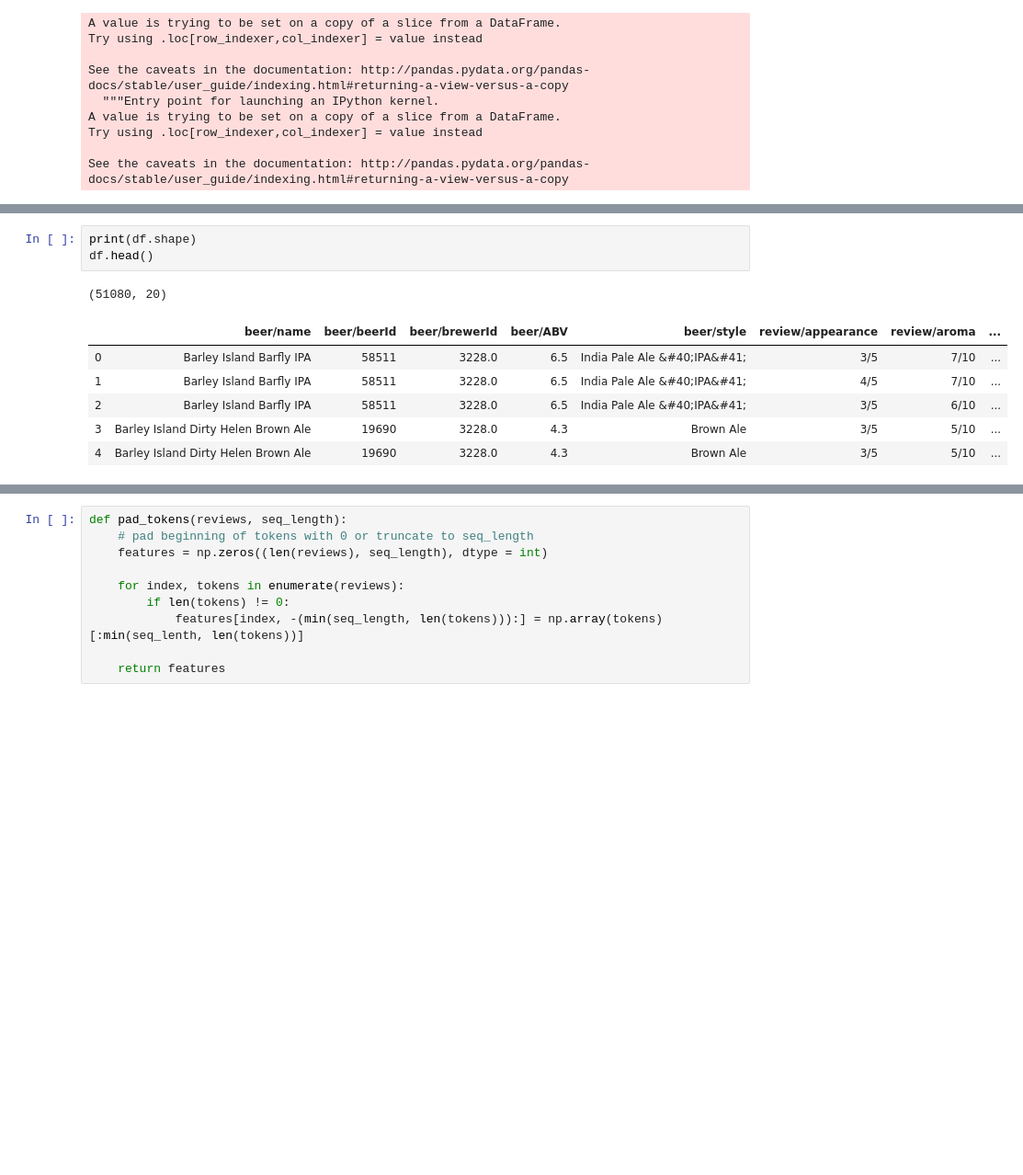
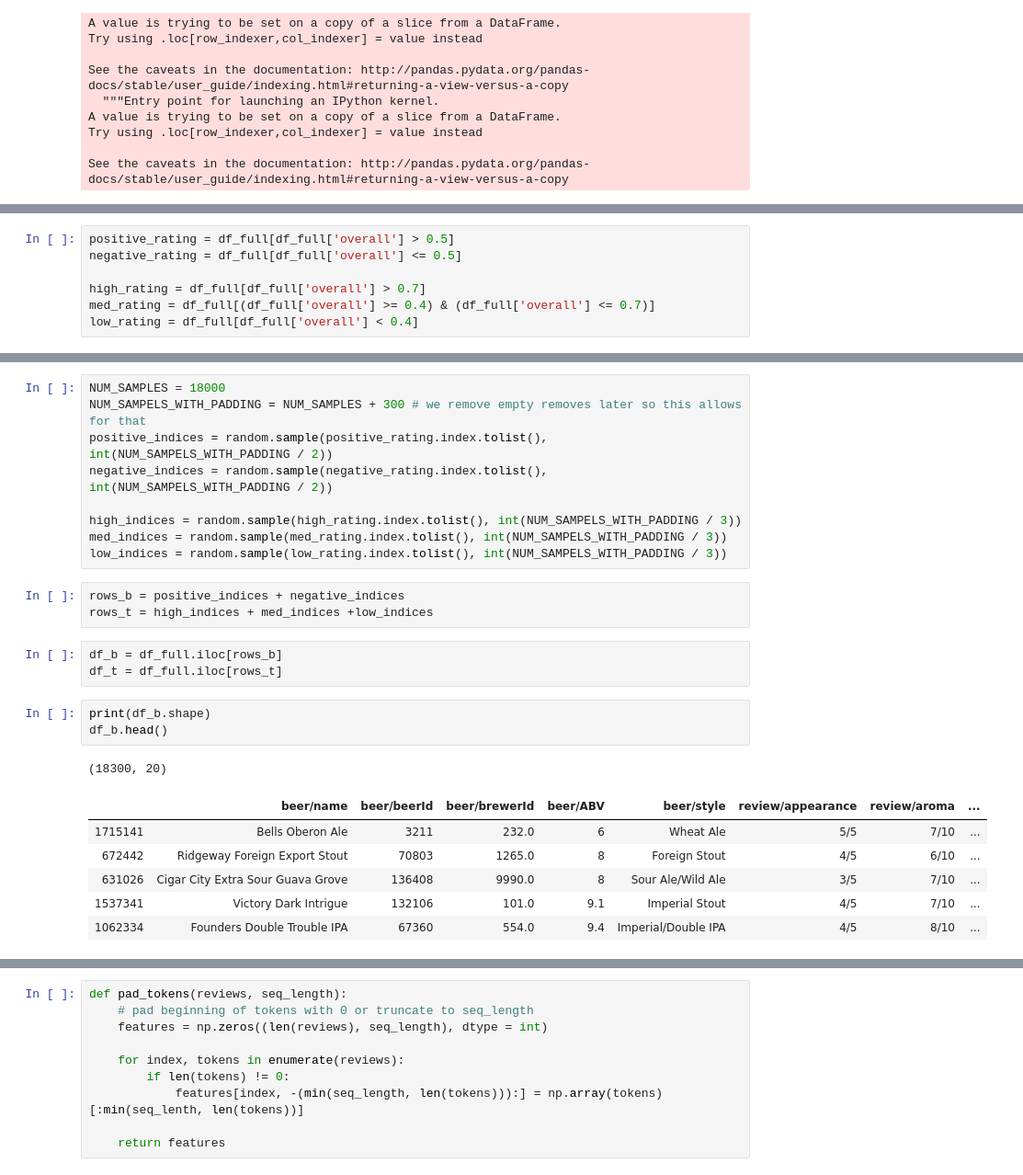
Before and after one commit to maxyuan6717/cpsc-482-code-project, a Jupyter notebook: Coding_Project.ipynb, the cells around one changed output, grey strips where cells are left out. Shown at 92% size. Drawn from its saved outputs; the diff is of its cells as text; blank space fills up the shorter version.

Commit message:
update samples

```diff
--- a/Coding_Project.ipynb
+++ b/Coding_Project.ipynb
@@ -88,0 +81,7 @@ df = df.reset_index(drop=True)
+# %%
+positive_rating = df_full[df_full['overall'] > 0.5]
+negative_rating = df_full[df_full['overall'] <= 0.5]
+
+high_rating = df_full[df_full['overall'] > 0.7]
+med_rating = df_full[(df_full['overall'] >= 0.4) & (df_full['overall'] <= 0.7)]
+low_rating = df_full[df_full['overall'] < 0.4]
@@ -89,11 +101,26 @@ df = df.reset_index(drop=True)
+# %%
+NUM_SAMPLES = 18000
+NUM_SAMPELS_WITH_PADDING = NUM_SAMPLES + 300 # we remove empty removes later so this allows for that
+positive_indices = random.sample(positive_rating.index.tolist(), int(NUM_SAMPELS_WITH_PADDING / 2))
+negative_indices = random.sample(negative_rating.index.tolist(), int(NUM_SAMPELS_WITH_PADDING / 2))
+
+high_indices = random.sample(high_rating.index.tolist(), int(NUM_SAMPELS_WITH_PADDING / 3))
+med_indices = random.sample(med_rating.index.tolist(), int(NUM_SAMPELS_WITH_PADDING / 3))
+low_indices = random.sample(low_rating.index.tolist(), int(NUM_SAMPELS_WITH_PADDING / 3))
+# %%
+rows_b = positive_indices + negative_indices
+rows_t = high_indices + med_indices +low_indices
+# %%
+df_b = df_full.iloc[rows_b]
+df_t = df_full.iloc[rows_t]
 # %%
-print(df.shape)
-df.head()
+print(df_b.shape)
+df_b.head()
 # %% [output]
-(51080, 20)
+(18300, 20)
 |  | beer/name | beer/beerId | beer/brewerId | beer/ABV | beer/style | review/appearance | review/aroma | ... |
-| 0 | Barley Island Barfly IPA | 58511 | 3228.0 | 6.5 | India Pale Ale &#40;IPA&#41; | 3/5 | 7/10 | ... |
-| 1 | Barley Island Barfly IPA | 58511 | 3228.0 | 6.5 | India Pale Ale &#40;IPA&#41; | 4/5 | 7/10 | ... |
-| 2 | Barley Island Barfly IPA | 58511 | 3228.0 | 6.5 | India Pale Ale &#40;IPA&#41; | 3/5 | 6/10 | ... |
-| 3 | Barley Island Dirty Helen Brown Ale | 19690 | 3228.0 | 4.3 | Brown Ale | 3/5 | 5/10 | ... |
-| 4 | Barley Island Dirty Helen Brown Ale | 19690 | 3228.0 | 4.3 | Brown Ale | 3/5 | 5/10 | ... |
+| 1715141 | Bells Oberon Ale | 3211 | 232.0 | 6 | Wheat Ale | 5/5 | 7/10 | ... |
+| 672442 | Ridgeway Foreign Export Stout | 70803 | 1265.0 | 8 | Foreign Stout | 4/5 | 6/10 | ... |
+| 631026 | Cigar City Extra Sour Guava Grove | 136408 | 9990.0 | 8 | Sour Ale/Wild Ale | 3/5 | 7/10 | ... |
+| 1537341 | Victory Dark Intrigue | 132106 | 101.0 | 9.1 | Imperial Stout | 4/5 | 7/10 | ... |
+| 1062334 | Founders Double Trouble IPA | 67360 | 554.0 | 9.4 | Imperial/Double IPA | 4/5 | 8/10 | ... |
```
Also changed, not shown: parts of 25 cells of this notebook.
